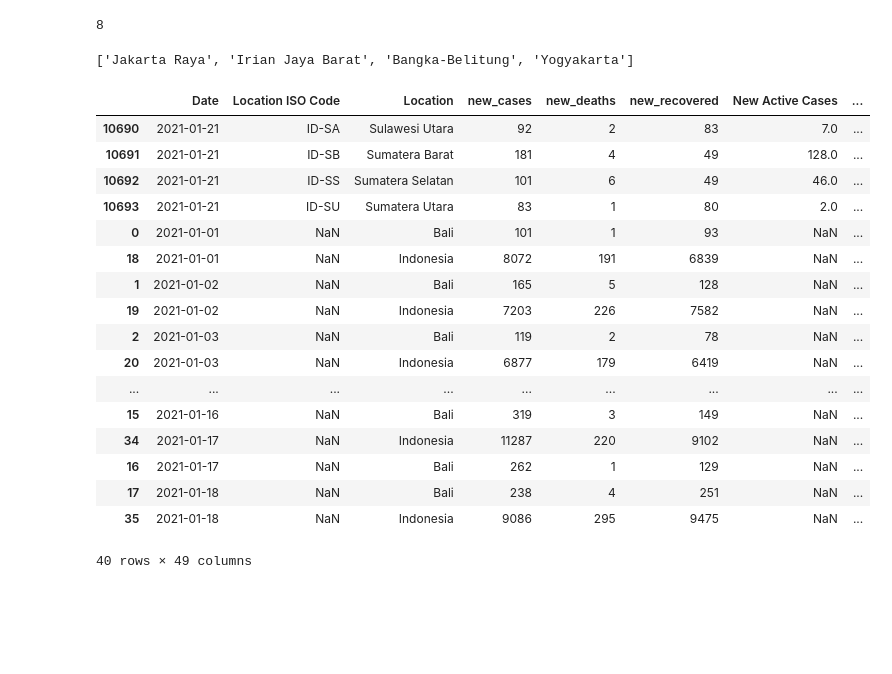
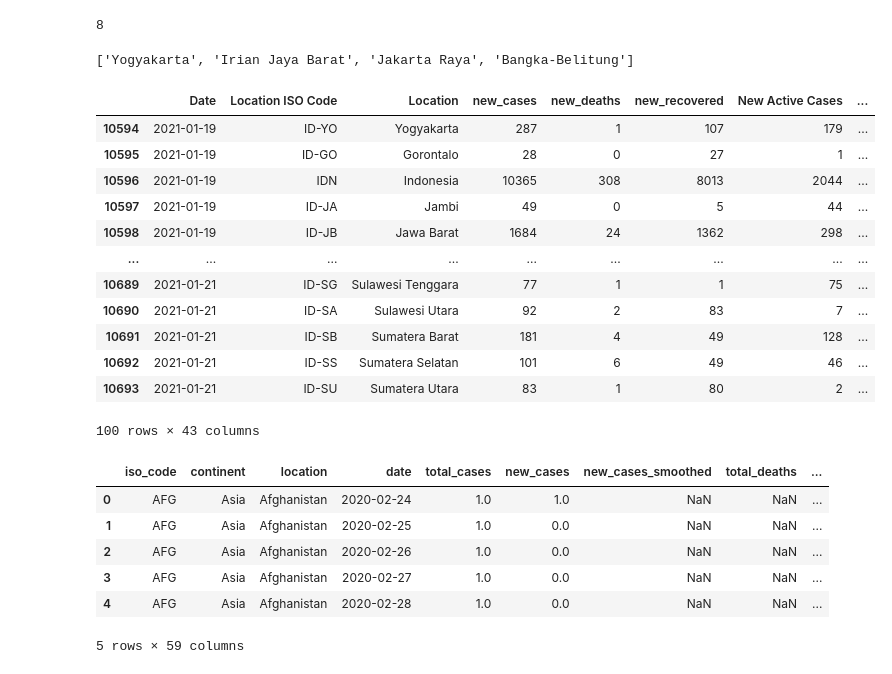
Before and after one commit to Svensone/bali-covid-app, a Jupyter notebook: data/daily_data_covid_bali_processing.ipynb, the cells around one changed output. Saved outputs shown, nothing was run; the diff lists cells and outputs as text; code cells hidden in the pictures; blank space fills up the shorter version.

Commit message:
layout update, new world data for comparison

```diff
--- a/data/daily_data_covid_bali_processing.ipynb
+++ b/data/daily_data_covid_bali_processing.ipynb
@@ -376,14 +385,15 @@ df_indo.head()
 # %%
+## Dont Need since transfer to kawalcovid19 Data
 ## Get Bali and Indo Data from new Xlsx Sheet
 ## Source Kawal-Indo
 
-df_indo_new = pd.read_excel('Indo_data.xlsx', 'Bali and Indo')
-df_indo_new= df_indo_new.sort_values(by=['Date'], ascending=True)
-df_indo_new['Date'][0]
+# df_indo_new = pd.read_excel('Indo_data.xlsx', 'Bali and Indo')
+# df_indo_new= df_indo_new.sort_values(by=['Date'], ascending=True)
+# df_indo_new['Date'][0]
 
-## Merge with old data df
+# ## Merge with old data df
 
-df_indo = df_indo.append(df_indo_new)
+# df_indo = df_indo.append(df_indo_new)
 
-# check values
-df_indo.head()
+# # check values
+# df_indo.head()
@@ -429,7 +424,7 @@ columns_new = ['Date', 'Location ISO Code', 'Location', 'new_cases', 'new_deaths
        'Latitude', 'New Cases per Million', 'Total Cases per Million',
        'New Deaths per Million', 'Total Deaths per Million',
        'CFR', 'Case Recovered Rate',
-       'Growth Factor of New Cases', 'Growth Factor of New Deaths', 'Total Active Cases']
+       'Growth Factor of New Cases', 'Growth Factor of New Deaths']
 
 df_indo.columns = columns_new
 df_indo.columns
@@ -462,16 +461,17 @@ df_indo['total_cases_per_100k'] = df_indo['total_cases_per_100k'].round(2)
 df_indo['total_deaths_per_100k'] = df_indo['total_deaths'] / df_indo['Population'] * 100000.0
 df_indo['total_deaths_per_100k'] = df_indo['total_deaths_per_100k'].round(2)
 
-# rolling 7-day average
-df_indo['cases7'] = df_indo['new_cases'].rolling(window=7, center=False).mean().round(2)
-df_indo['deaths7'] = df_indo['new_deaths'].rolling(window=7, center = False).mean().round(2)
+# rolling 7-day average / in App calculated after df only has selected_region
+# df_indo['cases7'] = df_indo['new_cases'].rolling(window=7, center=False).mean().round(2)
+# df_indo['deaths7'] = df_indo['new_deaths'].rolling(window=7, center = False).mean().round(2)
 
-df_indo['cases7_per_100k'] = df_indo['cases7'] / df_indo['Population'] *100000
-df_indo['deaths7_per_100k'] = df_indo['deaths7'] / df_indo['Population'] *100000
-df_indo['cases7_per_100k'] = df_indo['cases7_per_100k'].round(2)
-df_indo['deaths7_per_100k'] = df_indo['deaths7_per_100k'].round(2)
+# df_indo['cases7_per_100k'] = df_indo['cases7'] / df_indo['Population'] *100000
+# df_indo['deaths7_per_100k'] = df_indo['deaths7'] / df_indo['Population'] *100000
+# df_indo['cases7_per_100k'] = df_indo['cases7_per_100k'].round(2)
+# df_indo['deaths7_per_100k'] = df_indo['deaths7_per_100k'].round(2)
 
 # df_indo['growth_rate'] = df_indo['Growth Factor of New Cases']
-df_indo['growth_rate_new_cases'] = df_indo['new_cases'].pct_change(periods=7, fill_method='ffill')
+# df_indo['growth_rate_new_cases'] = df_indo['new_cases'].pct_change(periods=7, fill_method='ffill')
 
-df_indo.tail()
+# CFR
+df_indo['CFR'] = df_indo['total_deaths'] / df_indo['total_cases'] * 100
@@ -505,7 +497,7 @@ for province in indo_geo_id['features']:
 
 list(set(provinces) - set(names_df))
 # %% [output]
-['Jakarta Raya', 'Irian Jaya Barat', 'Bangka-Belitung', 'Yogyakarta']
+['Yogyakarta', 'Irian Jaya Barat', 'Jakarta Raya', 'Bangka-Belitung']
 # %%
 list_df = ['DKI Jakarta', 'Kalimantan Utara', 'Daerah Istimewa Yogyakarta', 'Papua Barat','Kepulauan Bangka Belitung']
 
@@ -521,36 +513,31 @@ df_indo = df_indo.replace("Kepulauan Bangka Belitung", 'Bangka-Belitung')
 # %%
 provinces = []
 for province in indo_geo_id['features']:
   provinces.append(province['properties']['state'])
 
 # add id column in df with feature.id from geojson
 indo_id_map = {}
 for province in indo_geo_id['features']:
   indo_id_map[province['properties']['state']] = province['id']
 # indo_id_map
 
 # ## for Foreigners or Other Regency add 'id' = 0
 df_indo['id'] = df_indo['Location'].apply(lambda x: indo_id_map[x] if x in indo_id_map else 0)
 
-df_indo.tail(40)
+df_indo.tail(100)
 # %% [output]
 |  | Date | Location ISO Code | Location | new_cases | new_deaths | new_recovered | New Active Cases | ... |
-| 10690 | 2021-01-21 | ID-SA | Sulawesi Utara | 92 | 2 | 83 | 7.0 | ... |
-| 10691 | 2021-01-21 | ID-SB | Sumatera Barat | 181 | 4 | 49 | 128.0 | ... |
-| 10692 | 2021-01-21 | ID-SS | Sumatera Selatan | 101 | 6 | 49 | 46.0 | ... |
-| 10693 | 2021-01-21 | ID-SU | Sumatera Utara | 83 | 1 | 80 | 2.0 | ... |
-| 0 | 2021-01-01 | NaN | Bali | 101 | 1 | 93 | NaN | ... |
-| 18 | 2021-01-01 | NaN | Indonesia | 8072 | 191 | 6839 | NaN | ... |
-| 1 | 2021-01-02 | NaN | Bali | 165 | 5 | 128 | NaN | ... |
-| 19 | 2021-01-02 | NaN | Indonesia | 7203 | 226 | 7582 | NaN | ... |
-| 2 | 2021-01-03 | NaN | Bali | 119 | 2 | 78 | NaN | ... |
-| 20 | 2021-01-03 | NaN | Indonesia | 6877 | 179 | 6419 | NaN | ... |
+| 10594 | 2021-01-19 | ID-YO | Yogyakarta | 287 | 1 | 107 | 179 | ... |
+| 10595 | 2021-01-19 | ID-GO | Gorontalo | 28 | 0 | 27 | 1 | ... |
+| 10596 | 2021-01-19 | IDN | Indonesia | 10365 | 308 | 8013 | 2044 | ... |
+| 10597 | 2021-01-19 | ID-JA | Jambi | 49 | 0 | 5 | 44 | ... |
+| 10598 | 2021-01-19 | ID-JB | Jawa Barat | 1684 | 24 | 1362 | 298 | ... |
 | ... | ... | ... | ... | ... | ... | ... | ... | ... |
-| 15 | 2021-01-16 | NaN | Bali | 319 | 3 | 149 | NaN | ... |
-| 34 | 2021-01-17 | NaN | Indonesia | 11287 | 220 | 9102 | NaN | ... |
-| 16 | 2021-01-17 | NaN | Bali | 262 | 1 | 129 | NaN | ... |
-| 17 | 2021-01-18 | NaN | Bali | 238 | 4 | 251 | NaN | ... |
-| 35 | 2021-01-18 | NaN | Indonesia | 9086 | 295 | 9475 | NaN | ... |
+| 10689 | 2021-01-21 | ID-SG | Sulawesi Tenggara | 77 | 1 | 1 | 75 | ... |
+| 10690 | 2021-01-21 | ID-SA | Sulawesi Utara | 92 | 2 | 83 | 7 | ... |
+| 10691 | 2021-01-21 | ID-SB | Sumatera Barat | 181 | 4 | 49 | 128 | ... |
+| 10692 | 2021-01-21 | ID-SS | Sumatera Selatan | 101 | 6 | 49 | 46 | ... |
+| 10693 | 2021-01-21 | ID-SU | Sumatera Utara | 83 | 1 | 80 | 2 | ... |
-40 rows × 49 columns
+100 rows × 43 columns
 # %%
 df_indo.to_csv('indo_province_data.csv')
@@ -578,0 +552,10 @@ https://github.com/owid/covid-19-data/blob/master/public/data/owid-covid-data.cs
+# %%
+df_world.head()
+# %% [output]
+|  | iso_code | continent | location | date | total_cases | new_cases | new_cases_smoothed | total_deaths | ... |
+| 0 | AFG | Asia | Afghanistan | 2020-02-24 | 1.0 | 1.0 | NaN | NaN | ... |
+| 1 | AFG | Asia | Afghanistan | 2020-02-25 | 1.0 | 0.0 | NaN | NaN | ... |
+| 2 | AFG | Asia | Afghanistan | 2020-02-26 | 1.0 | 0.0 | NaN | NaN | ... |
+| 3 | AFG | Asia | Afghanistan | 2020-02-27 | 1.0 | 0.0 | NaN | NaN | ... |
+| 4 | AFG | Asia | Afghanistan | 2020-02-28 | 1.0 | 0.0 | NaN | NaN | ... |
+5 rows × 59 columns
```
Also changed, not shown: parts of 41 cells of this notebook, 5 other files.
